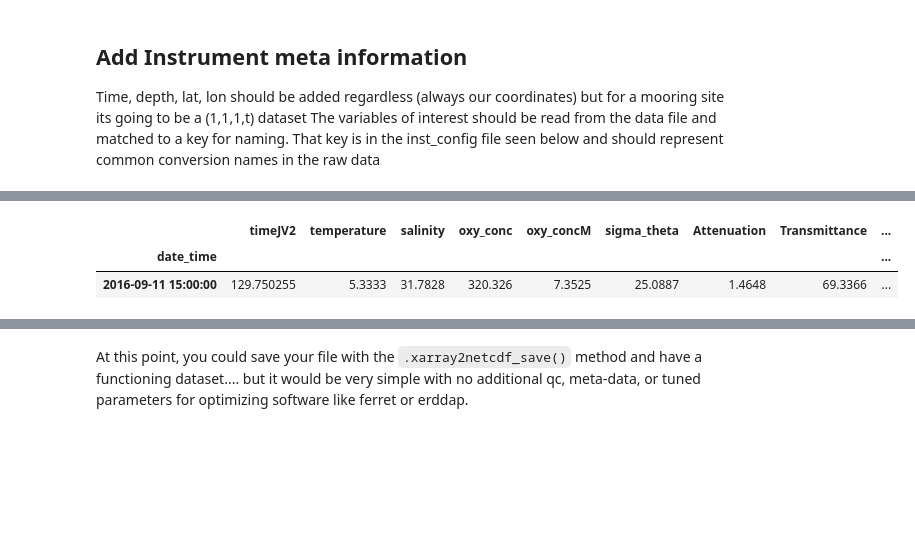
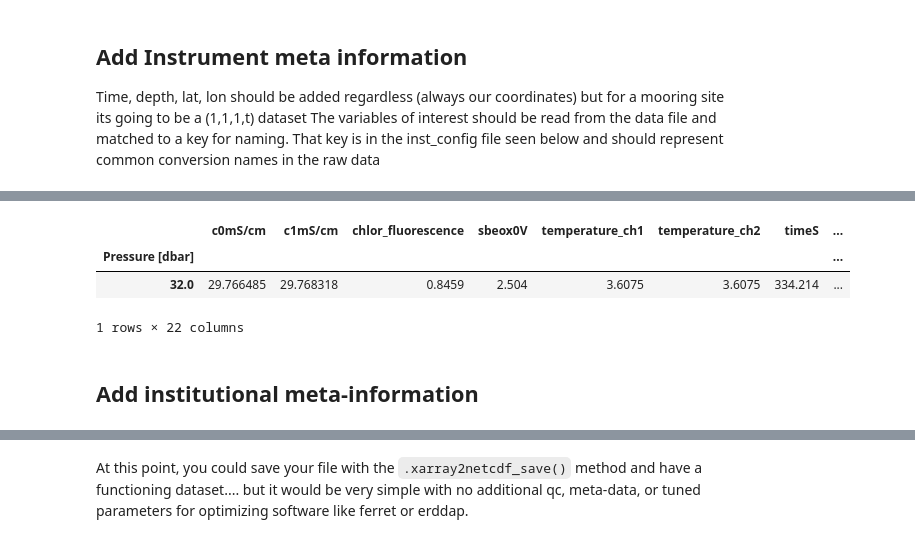
Before and after one commit to NOAA-PMEL/EcoFOCIpy, a Jupyter notebook: notebooks/EcoFOCIpy_sbe_ctd_example.ipynb, the cells around one changed output, grey strips where cells are left out. Drawn from its saved outputs; the diff is of its cells as text; code cells hidden in the pictures; blank space fills up the shorter version.

```diff
--- a/notebooks/EcoFOCIpy_sbe_ctd_example.ipynb
+++ b/notebooks/EcoFOCIpy_sbe_ctd_example.ipynb
@@ -159,20 +202,32 @@ inst_config
   'long_name': 'Percent Saturation of oxygen over air',
   'standard_name': 'fractional_saturation_of_oxygen_in_sea_water'}}
 # %%
-#sbe16 data uses header info to name variables... but we want standard names from the dictionary I've created, so we need to rename column variables appropriately
+#sbe data uses header info to name variables... but we want standard names from the dictionary I've created, so we need to rename column variables appropriately
 #rename values to appropriate names, if a value isn't in the .yaml file, you can add it
-sbe16_wop_data = sbe16_wop_data.rename(columns={'tv290C':'temperature',
-                        'sal00':'salinity',
-                        'sbeox0Mm/Kg':'oxy_conc',
-                        'sbeox0ML/L':'oxy_concM',
-                        'sigma-È00':'sigma_theta',
+
+#*** biggest *** difference between moored and profile data is there may be multiple instruments with the same dataype (e.g.) temperature
+# on the same platform.  We _used_ to use the phrases primary and secondary, but will now only refer to them as ch1, ch2 etc
+cruise_data['ctd001.cnv'] = cruise_data['ctd001.cnv'].rename(columns={
+                        't090C':'temperature_ch1',
+                        't190C':'temperature_ch2',
+                        'sal00':'salinity_ch1',
+                        'sal11':'salinity_ch2',
+                        'sbeox0Mm/Kg':'oxy_conc_ch1',
+                        'sbeox0ML/L':'oxy_concM_ch1',
+                        'sigma-t00':'sigma_t_ch1',
+                        'sigma-t11':'sigma_t_ch2',
                         'CStarAt0':'Attenuation',
                         'CStarTr0':'Transmittance',
                         'flECO-AFL':'chlor_fluorescence',
+                        'turbWETntu0':'turbidity',
                         'empty':'empty', #this will be ignored
                         'flag':'flag'})
-sbe16_wop_data.sample()
+
+cruise_data['ctd001.cnv'].sample()
 # %% [output]
-|  | timeJV2 | temperature | salinity | oxy_conc | oxy_concM | sigma_theta | Attenuation | Transmittance | ... |
-| date_time |  |  |  |  |  |  |  |  | ... |
-| 2016-09-11 15:00:00 | 129.750255 | 5.3333 | 31.7828 | 320.326 | 7.3525 | 25.0887 | 1.4648 | 69.3366 | ... |
+|  | c0mS/cm | c1mS/cm | chlor_fluorescence | sbeox0V | temperature_ch1 | temperature_ch2 | timeS | ... |
+| Pressure [dbar] |  |  |  |  |  |  |  | ... |
+| 32.0 | 29.766485 | 29.768318 | 0.8459 | 2.504 | 3.6075 | 3.6075 | 334.214 | ... |
+1 rows × 22 columns
+# %% [markdown]
+## Add institutional meta-information
```
Also changed, not shown: parts of 21 cells of this notebook, 4 other files.
